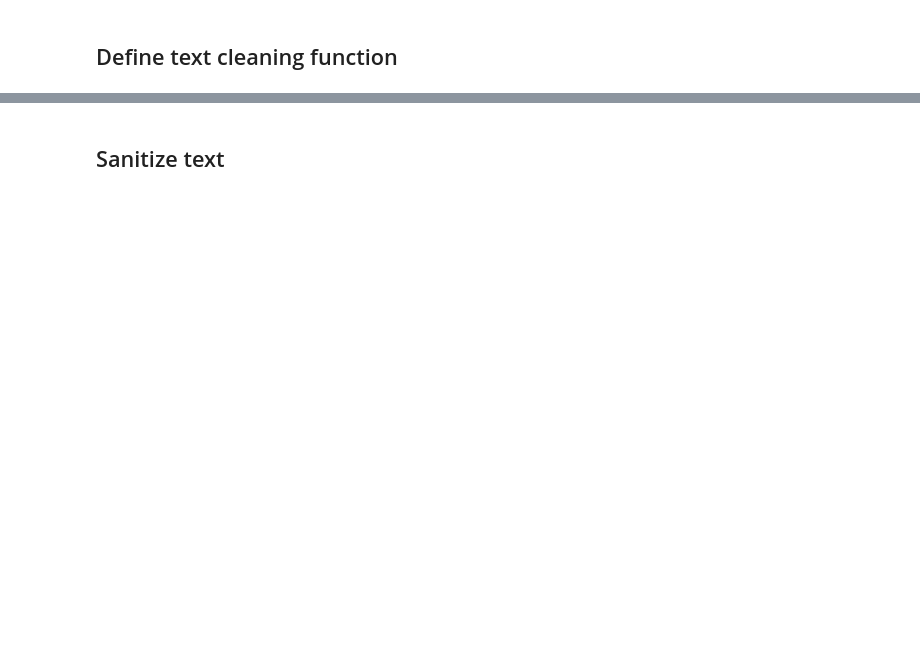
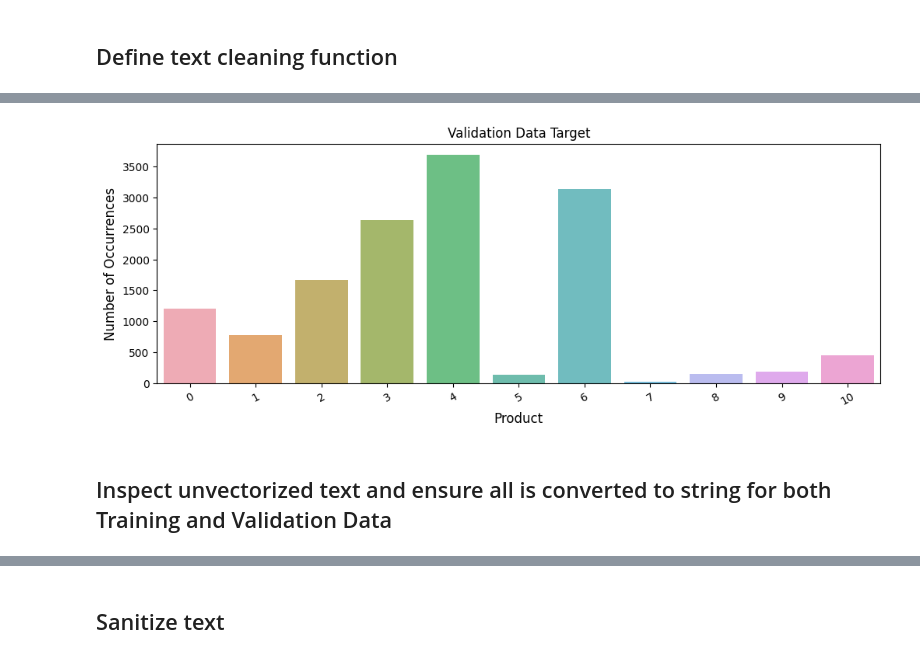
Before and after one commit to schellrw/consumer_complaints, a Jupyter notebook: 03_simpleTransformers.ipynb, the cells around one changed output, grey strips where cells are left out. Drawn from its saved outputs; the diff is of its cells as text; code cells hidden in the pictures; blank space fills up the shorter version.

```diff
--- a/03_simpleTransformers.ipynb
+++ b/03_simpleTransformers.ipynb
@@ -214,0 +291,4 @@ df.head()
+# %%
+# Validation data targets
+y_val = pd.read_parquet('./input/y_targets/y_val_LE.parquet')
+y_val.head()
@@ -214,0 +302,3 @@ df.head()
+# %%
+product_val = y_val['label'].value_counts()
+print(product_val)
@@ -214,0 +318,10 @@ df.head()
+# %%
+plt.figure(figsize=(12,4))
+sns.barplot(x=product_val.index, y=product_val.values, alpha=0.8)
+plt.title('Validation Data Target')
+plt.ylabel('Number of Occurrences', fontsize=12)
+plt.xlabel('Product', fontsize=12)
+plt.xticks(rotation=30)
+plt.show()
+# %% [output]
+[figure, added]
@@ -214,0 +332,2 @@ df.head()
+# %% [markdown]
+## Inspect unvectorized text and ensure all is converted to string for both Training and Validation Data
```
Also changed, not shown: parts of 94 cells of this notebook, 1 other file.
